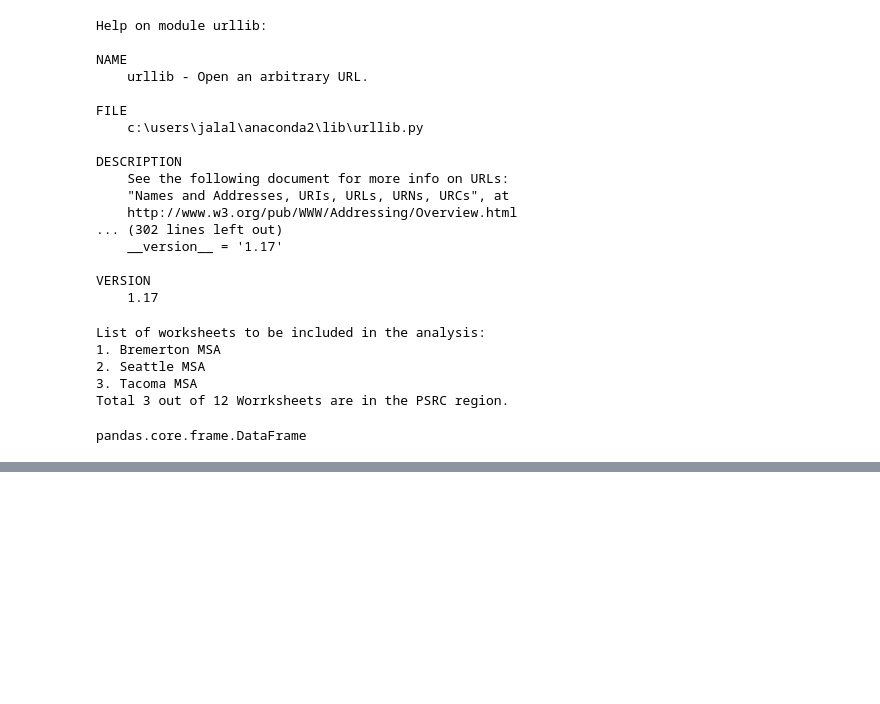
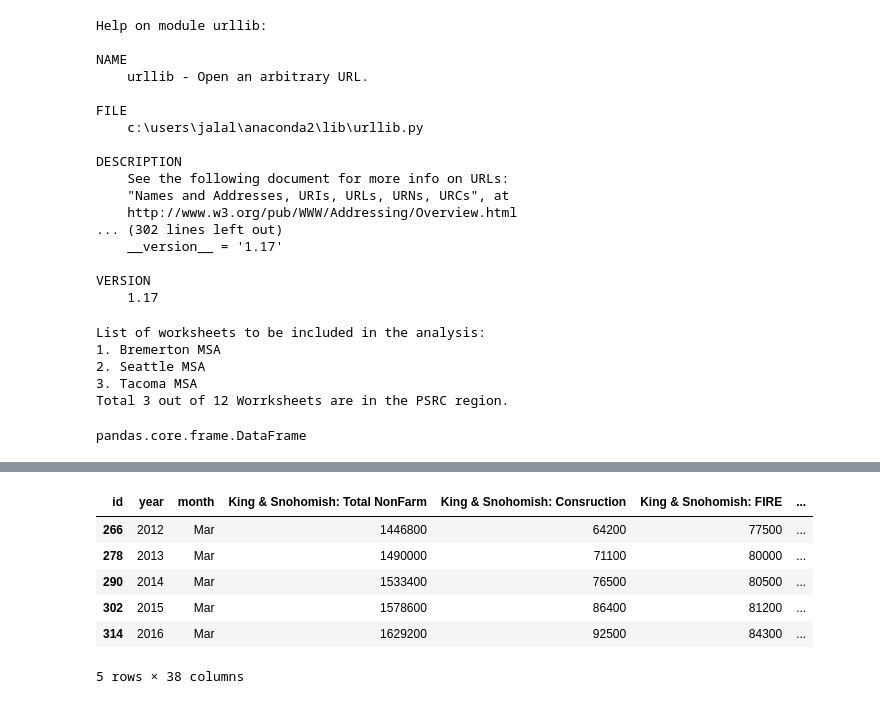
Before and after one commit to jalaljahir/wa_esd_emp, a Jupyter notebook: monthly_emp_update_ESD.ipynb, the cells around one changed output, grey strips where cells are left out. Saved outputs shown, nothing was run; the diff lists cells and outputs as text; code cells hidden in the pictures; blank space fills up the shorter version.

```diff
--- a/monthly_emp_update_ESD.ipynb
+++ b/monthly_emp_update_ESD.ipynb
@@ -355,0 +407,10 @@ dfs["Seattle MSA"].head()
+# %%
+df_sa_psrc[df_sa_psrc.month== "Mar"].tail()
+# %% [output]
+| id | year | month | King & Snohomish: Total NonFarm | King & Snohomish: Consruction | King & Snohomish: FIRE | ... |
+| 266 | 2012 | Mar | 1446800 | 64200 | 77500 | ... |
+| 278 | 2013 | Mar | 1490000 | 71100 | 80000 | ... |
+| 290 | 2014 | Mar | 1533400 | 76500 | 80500 | ... |
+| 302 | 2015 | Mar | 1578600 | 86400 | 81200 | ... |
+| 314 | 2016 | Mar | 1629200 | 92500 | 84300 | ... |
+5 rows × 38 columns
```
Also changed, not shown: parts of 61 cells of this notebook, 2 other files.
